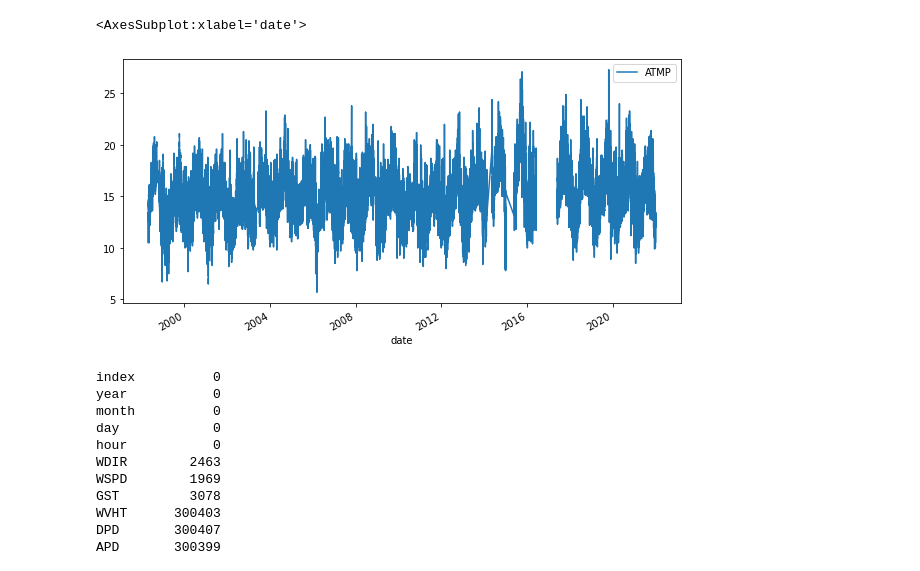
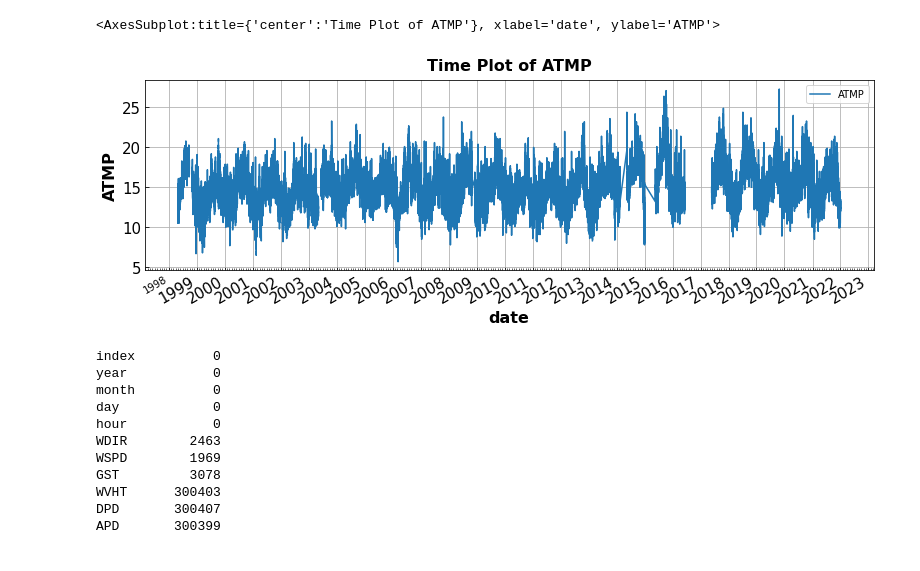
Before and after one commit to dakotarawlings/weather_timeseries_analysis, a Jupyter notebook: data_cleaning.ipynb, the cells around one changed output. Saved outputs shown, nothing was run; the diff lists cells and outputs as text; code cells hidden in the pictures.

```diff
--- a/data_cleaning.ipynb
+++ b/data_cleaning.ipynb
@@ -170,12 +170,13 @@ df_raw=nines_to_nans(df_raw, data_columns)
 df_cleaned=nines_to_nans(df_cleaned, data_columns)
 # %%
 #Plot our raw data
-df_raw.plot(x="date", y=['ATMP'],kind="line", figsize=(10, 5))
-
+#df_raw.plot(x="date", y=['ATMP'],kind="line", figsize=(10, 5))
+import plotting_functions
+plotting_functions.timeseries_plot(df_raw, 'date', 'ATMP')
 #We can see below that the data has both gaps and streaks of nan values
 # %% [output]
-<AxesSubplot:xlabel='date'>
+<AxesSubplot:title={'center':'Time Plot of ATMP'}, xlabel='date', ylabel='ATMP'>
-[figure, old version]
+[figure, new version]
 # %%
 #Get the number of nan vlaues for each column
 get_nan_count(df_cleaned)
```
Also changed, not shown: parts of 2 cells of this notebook, 8 other files.
